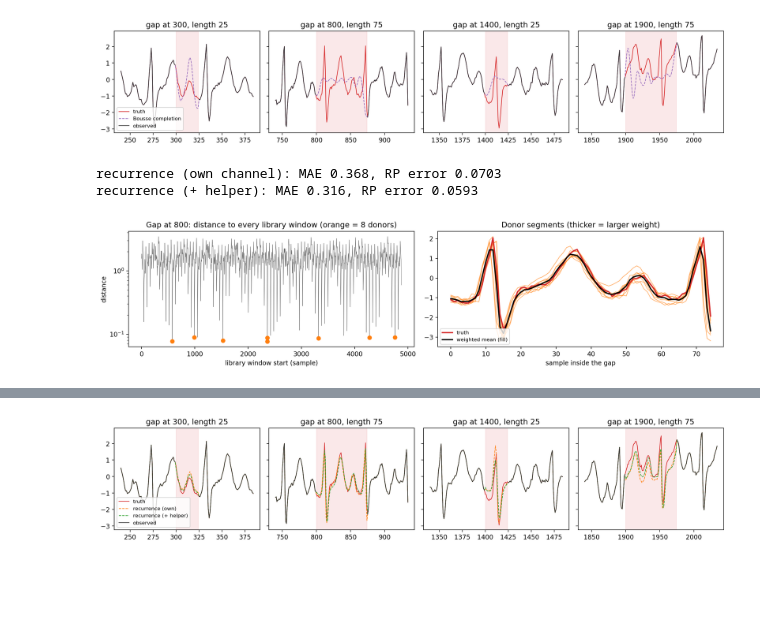
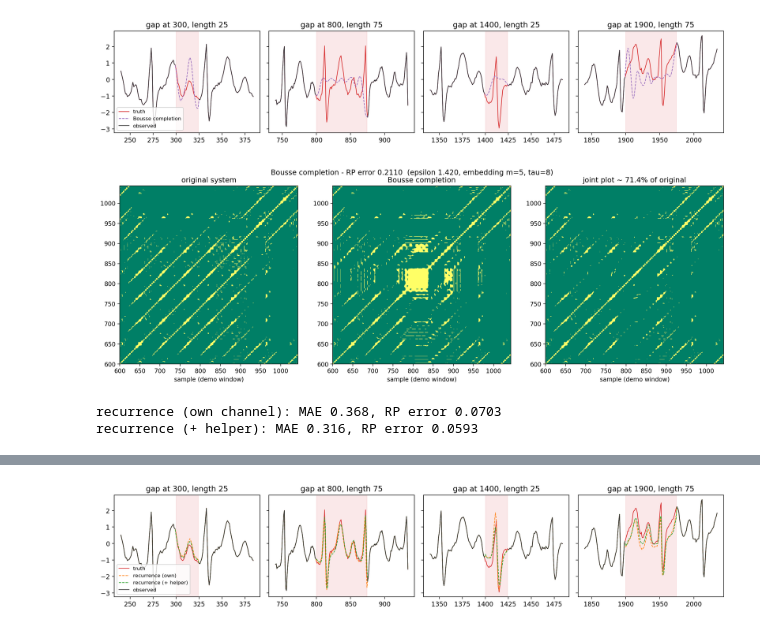
Before and after one commit to Anastasios-Vlachmpeis/RQA_for_Financial_Dynamics, a Jupyter notebook: notebooks/rps4missingDataReconstruction/window_reconstruction.ipynb, the cells around one changed output, grey strips where cells are left out. Saved outputs shown, nothing was run; the diff lists cells and outputs as text; code cells hidden in the pictures; blank space fills up the shorter version.

```diff
--- a/notebooks/rps4missingDataReconstruction/window_reconstruction.ipynb
+++ b/notebooks/rps4missingDataReconstruction/window_reconstruction.ipynb
@@ -267,6 +354,10 @@ fig.tight_layout()
 plt.show()
 # %% [output]
 [figure]
+# %%
+plot_rp_comparison("Bousse completion", bousse_fill)
+# %% [output]
+[figure, new version]
 # %%
 from numpy.lib.stride_tricks import sliding_window_view
 
@@ -310,27 +401,3 @@ score("recurrence (+ helper)", rec_both_fill)
 # %% [output]
 recurrence (own channel): MAE 0.368, RP error 0.0703
 recurrence (+ helper): MAE 0.316, RP error 0.0593
-# %%
-# One gap in detail: the distance to every library window, and the chosen donors
-g_start, g_len = gaps[1]
-info = donors_own[g_start]
-
-fig, axes = plt.subplots(1, 2, figsize=(14, 3.5))
-axes[0].plot(info["dist"], lw=0.5, color="0.4")
-axes[0].plot(info["starts"], info["dist"][info["starts"]], "o", color="tab:orange")
-axes[0].set_yscale("log")
-axes[0].set_xlabel("library window start (sample)")
-axes[0].set_ylabel("distance")
-axes[0].set_title(f"Gap at {g_start}: distance to every library window (orange = {N_DONORS} donors)")
-
-for seg, wt in zip(info["segments"], info["weights"]):
-    axes[1].plot(seg, color="tab:orange", lw=0.5 + 4 * wt, alpha=0.6)
-axes[1].plot(truth[g_start : g_start + g_len], color="tab:red", lw=2, label="truth")
-axes[1].plot(rec_own_fill[g_start : g_start + g_len], "k", lw=2, label="weighted mean (fill)")
-axes[1].set_xlabel("sample inside the gap")
-axes[1].set_title("Donor segments (thicker = larger weight)")
-axes[1].legend(loc="lower left", fontsize=8)
-fig.tight_layout()
-plt.show()
-# %% [output]
-[figure, old version]
```
Also changed, not shown: parts of 16 cells of this notebook.
